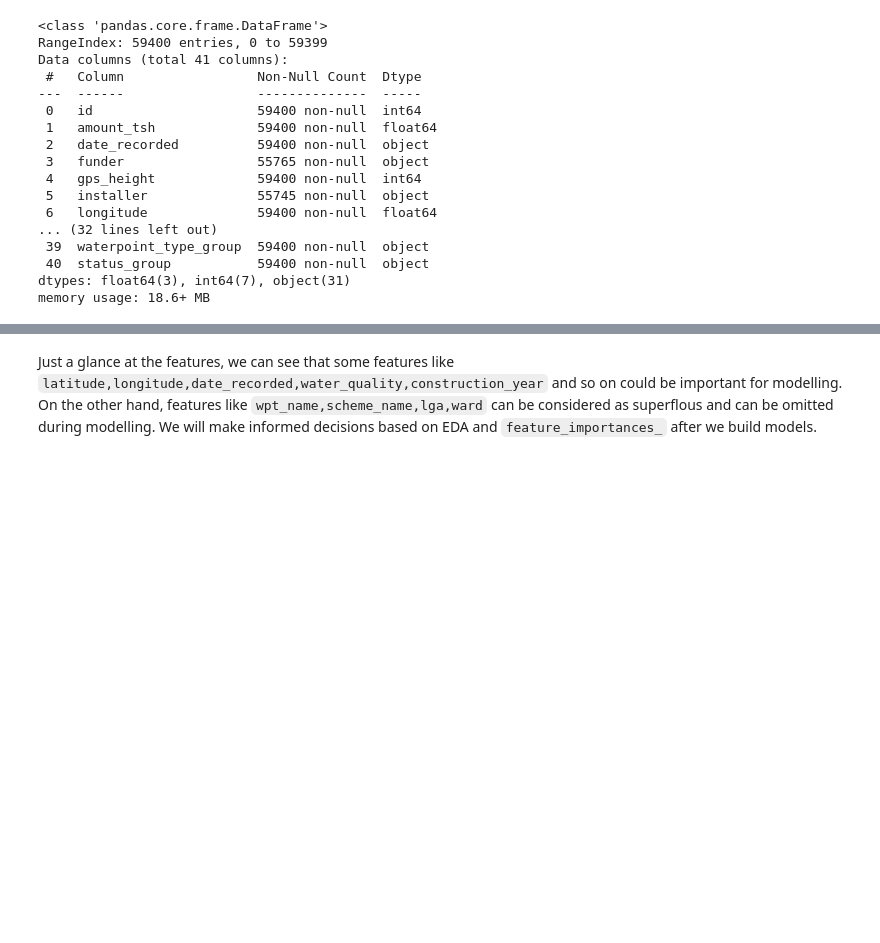
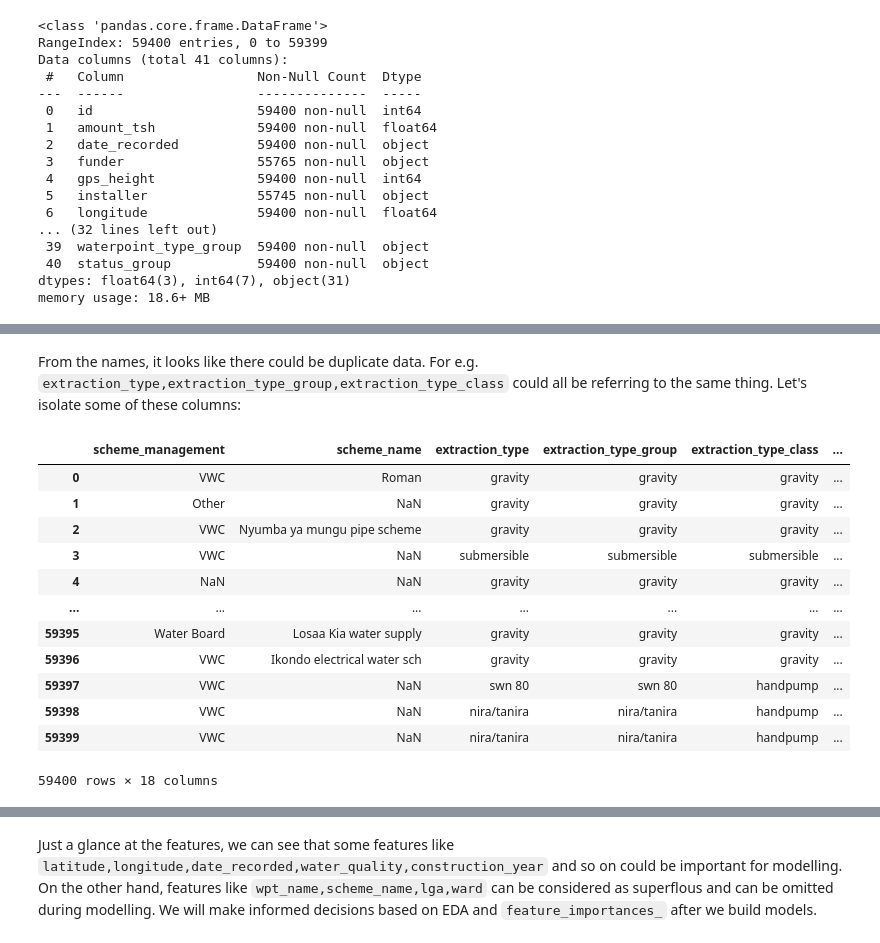
Before and after one commit to rahulakrish/water_pump_classifier, a Jupyter notebook: notebook.ipynb, the cells around one changed output, grey strips where cells are left out. Saved outputs shown, nothing was run; the diff lists cells and outputs as text; code cells hidden in the pictures; blank space fills up the shorter version.

```diff
--- a/notebook.ipynb
+++ b/notebook.ipynb
@@ -106,0 +174,22 @@ memory usage: 18.6+ MB
+# %% [markdown]
+From the names, it looks like there could be duplicate data.
+For e.g. `extraction_type,extraction_type_group,extraction_type_class` could all be referring to the same thing.
+Let's isolate some of these columns:
+# %%
+df.loc[:,['scheme_management','scheme_name','extraction_type','extraction_type_group','extraction_type_class',
+          'management','management_group','payment','payment_type','water_quality','quantity','quantity_group',
+          'quality_group','source','source_type','source_class','waterpoint_type','waterpoint_type_group']]
+# %% [output]
+|  | scheme_management | scheme_name | extraction_type | extraction_type_group | extraction_type_class | ... |
+| 0 | VWC | Roman | gravity | gravity | gravity | ... |
+| 1 | Other | NaN | gravity | gravity | gravity | ... |
+| 2 | VWC | Nyumba ya mungu pipe scheme | gravity | gravity | gravity | ... |
+| 3 | VWC | NaN | submersible | submersible | submersible | ... |
+| 4 | NaN | NaN | gravity | gravity | gravity | ... |
+| ... | ... | ... | ... | ... | ... | ... |
+| 59395 | Water Board | Losaa Kia water supply | gravity | gravity | gravity | ... |
+| 59396 | VWC | Ikondo electrical water sch | gravity | gravity | gravity | ... |
+| 59397 | VWC | NaN | swn 80 | swn 80 | handpump | ... |
+| 59398 | VWC | NaN | nira/tanira | nira/tanira | handpump | ... |
+| 59399 | VWC | NaN | nira/tanira | nira/tanira | handpump | ... |
+59400 rows × 18 columns
```
Also changed, not shown: parts of 27 cells of this notebook.
